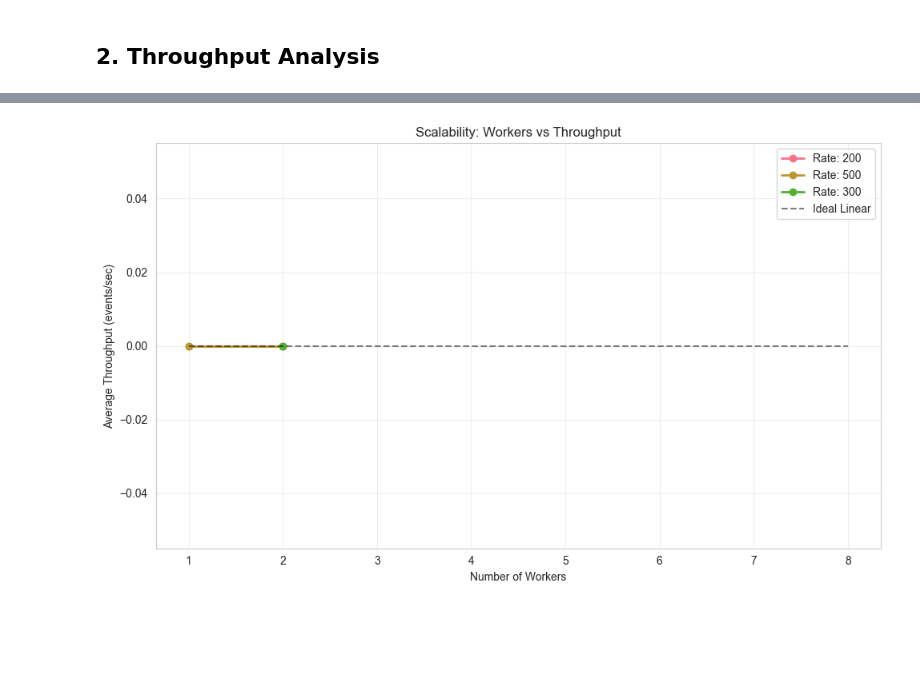
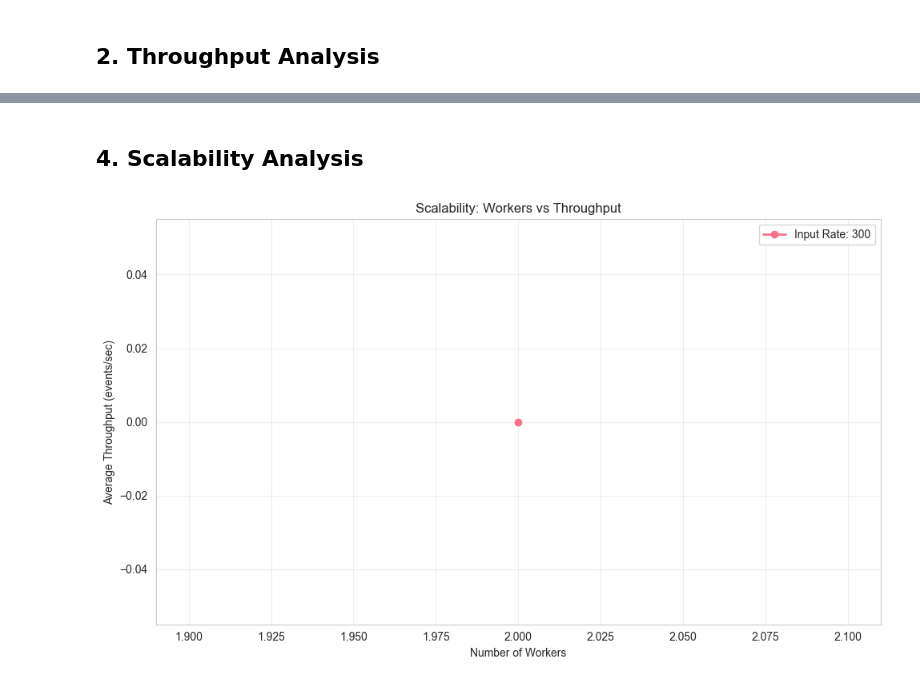
Before and after one commit to UsamaSani/SIEM_Lite, a Jupyter notebook: notebooks/analysis.ipynb, the cells around one changed output, grey strips where cells are left out. Saved outputs shown, nothing was run; the diff lists cells and outputs as text; code cells hidden in the pictures; blank space fills up the shorter version.

```diff
--- a/notebooks/analysis.ipynb
+++ b/notebooks/analysis.ipynb
@@ -136,22 +242,35 @@ else:
+# %% [markdown]
+## 4. Scalability Analysis
 # %%
 # Workers vs throughput (grouped by rate)
 if not ss_df.empty:
     fig, ax = plt.subplots(figsize=(10, 6))
-    for rate in ss_df['rate'].unique():
-        subset = ss_df[ss_df['rate'] == rate].groupby('workers')['avg_throughput'].mean()
-        ax.plot(subset.index, subset.values, marker='o', linewidth=2, label=f'Rate: {rate}')
-    baseline = ss_df[ss_df['workers'] == 1]['avg_throughput'].mean() if 1 in ss_df['workers'].values else None
-    if baseline is not None:
-        ax.plot([1, 2, 4, 8], [baseline*i for i in [1, 2, 4, 8]], 'k--', alpha=0.5, label='Ideal Linear')
+
+    rates = sorted(ss_df['rate'].unique())
+    for rate in rates:
+        subset = ss_df[ss_df['rate'] == rate]
+        # Average across batches for the same rate/workers
+        subset = subset.groupby('workers')['avg_throughput'].mean()
+        ax.plot(subset.index, subset.values, marker='o', linewidth=2, label=f'Input Rate: {rate}')
+
+    # Add ideal linear scaling line (based on first point of highest rate)
+    max_rate = max(rates)
+    base_subset = ss_df[(ss_df['rate'] == max_rate) & (ss_df['workers'] == 1)]
+    if not base_subset.empty:
+        base_tp = base_subset['avg_throughput'].mean()
+        workers_range = sorted(ss_df['workers'].unique())
+        ideal = [base_tp * w for w in workers_range]
+        ax.plot(workers_range, ideal, 'k--', alpha=0.5, label='Ideal Linear Scaling')
+
     ax.set_xlabel('Number of Workers')
     ax.set_ylabel('Average Throughput (events/sec)')
     ax.set_title('Scalability: Workers vs Throughput')
     ax.legend()
     ax.grid(True, alpha=0.3)
     plt.tight_layout()
     plt.savefig(f'{PLOTS_DIR}/scalability.png', dpi=300)
     plt.show()
 else:
     print('No steady-state data available')
 # %% [output]
-[figure, old version]
+[figure, new version]
```
Also changed, not shown: parts of 13 cells of this notebook, 9 other files.
